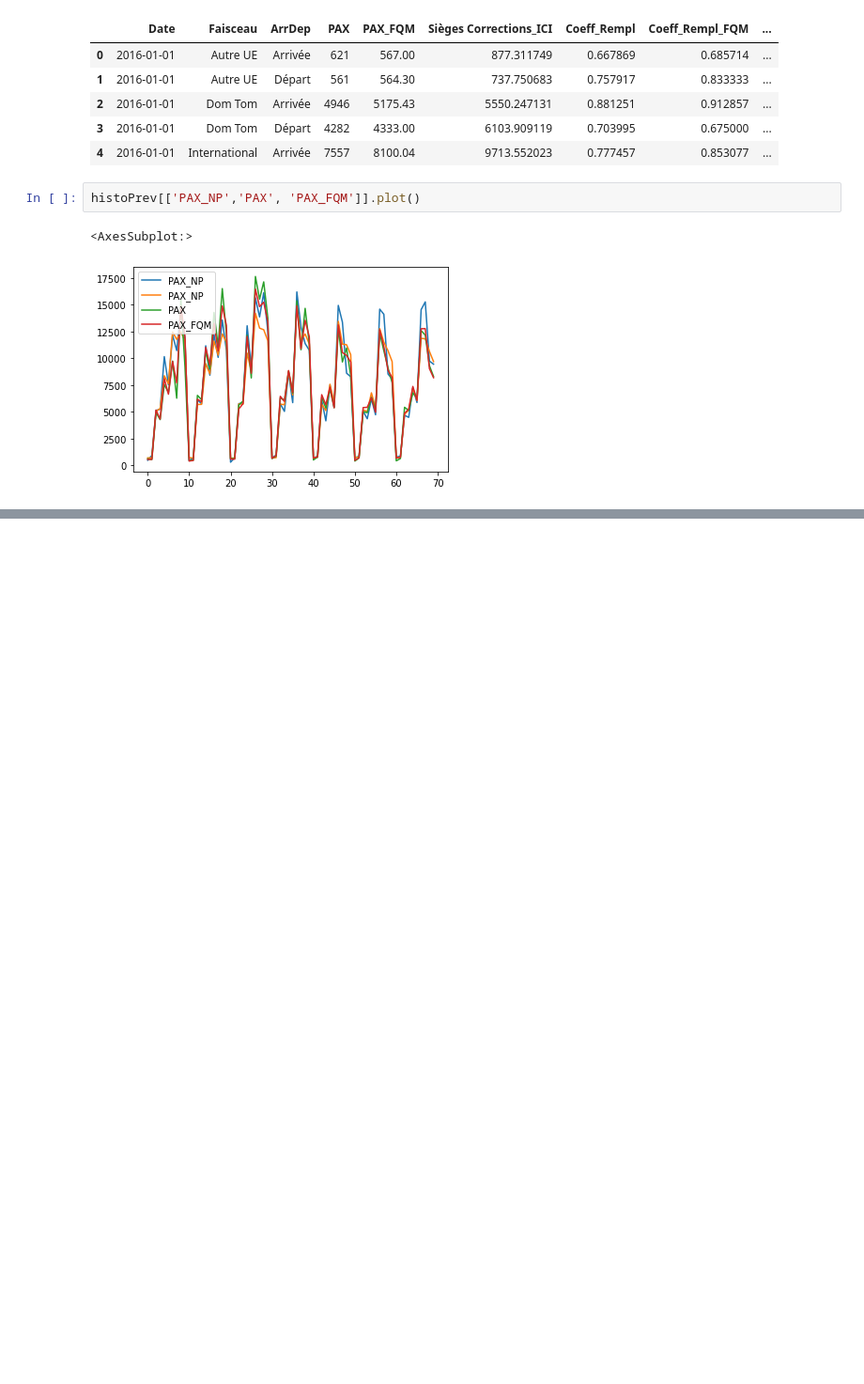
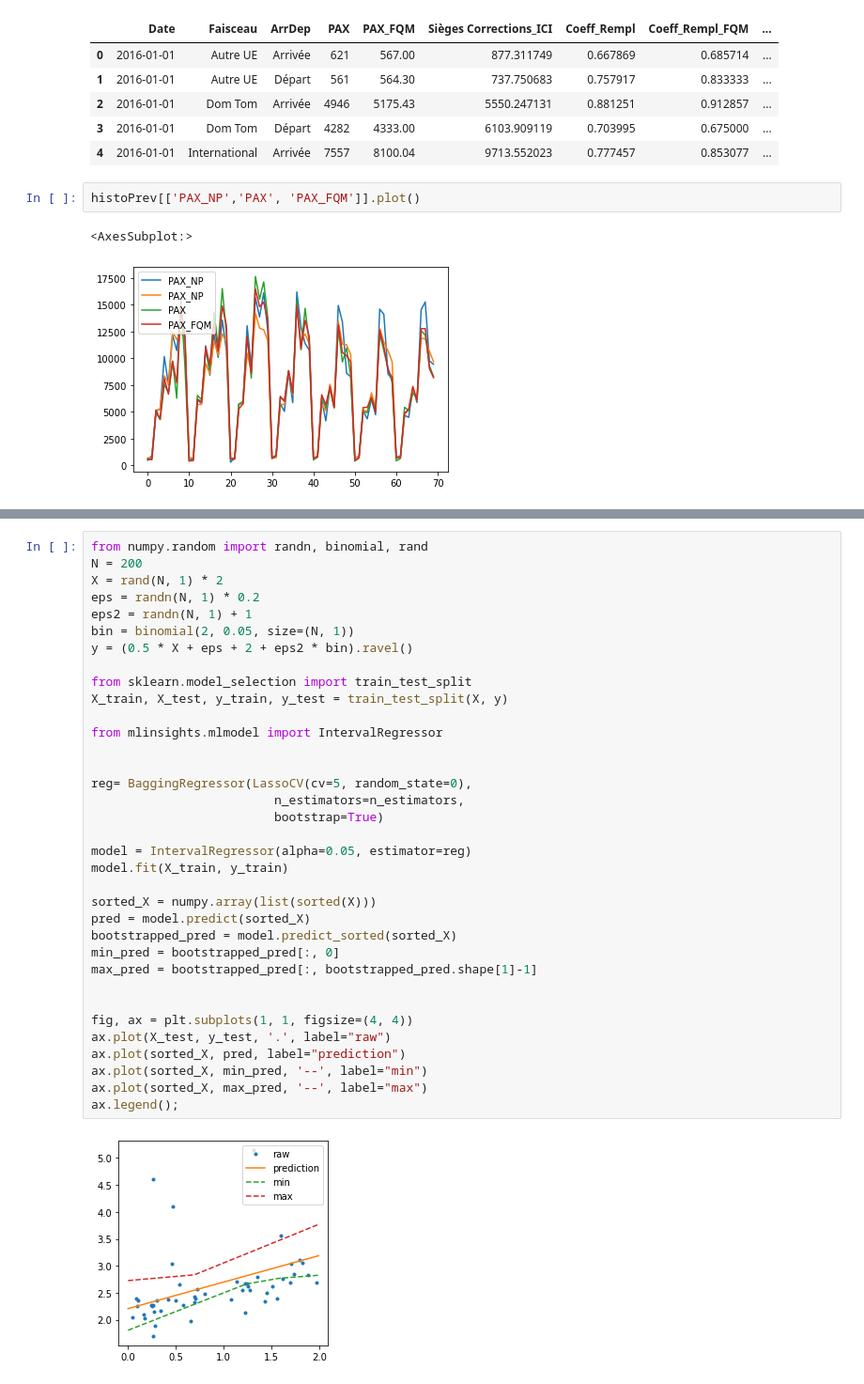
Before and after one commit to erialc-cal/StatApp_2020, a Jupyter notebook: Modélisation/Comparaisons previsions.ipynb, the cells around one changed output, grey strips where cells are left out. Shown at 94% size. Cells and saved outputs as stored; diff of their text form; blank space fills up the shorter version.

```diff
--- a/Modélisation/Comparaisons previsions.ipynb
+++ b/Modélisation/Comparaisons previsions.ipynb
@@ -83,0 +180,37 @@ histoPrev[['PAX_NP','PAX', 'PAX_FQM']].plot()
+# %%
+from numpy.random import randn, binomial, rand
+N = 200
+X = rand(N, 1) * 2
+eps = randn(N, 1) * 0.2
+eps2 = randn(N, 1) + 1
+bin = binomial(2, 0.05, size=(N, 1))
+y = (0.5 * X + eps + 2 + eps2 * bin).ravel()
+
+from sklearn.model_selection import train_test_split
+X_train, X_test, y_train, y_test = train_test_split(X, y)
+
+from mlinsights.mlmodel import IntervalRegressor
+
+
+reg= BaggingRegressor(LassoCV(cv=5, random_state=0),
+                         n_estimators=n_estimators,
+                         bootstrap=True)
+
+model = IntervalRegressor(alpha=0.05, estimator=reg)
+model.fit(X_train, y_train)
+
+sorted_X = numpy.array(list(sorted(X)))
+pred = model.predict(sorted_X)
+bootstrapped_pred = model.predict_sorted(sorted_X)
+min_pred = bootstrapped_pred[:, 0]
+max_pred = bootstrapped_pred[:, bootstrapped_pred.shape[1]-1]
+
+
+fig, ax = plt.subplots(1, 1, figsize=(4, 4))
+ax.plot(X_test, y_test, '.', label="raw")
+ax.plot(sorted_X, pred, label="prediction")
+ax.plot(sorted_X, min_pred, '--', label="min")
+ax.plot(sorted_X, max_pred, '--', label="max")
+ax.legend();
+# %% [output]
+[figure, added]
```
Also changed, not shown: parts of 9 cells of this notebook.
